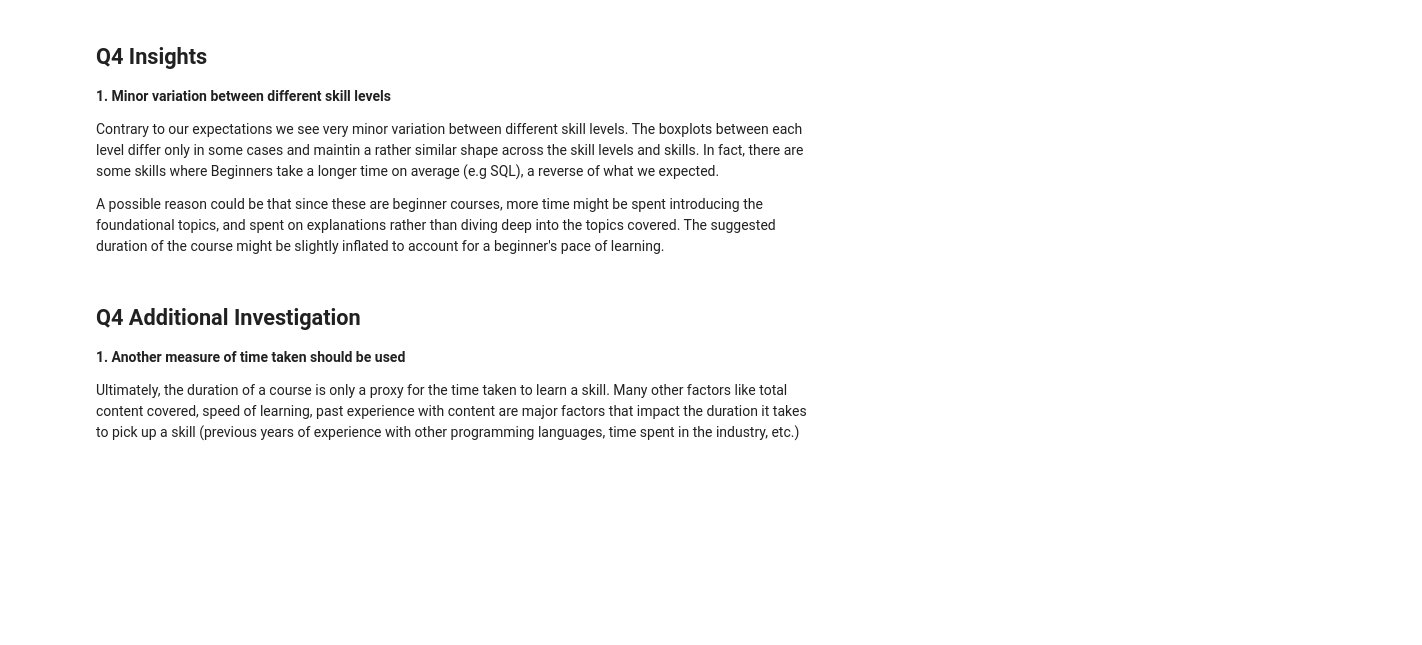
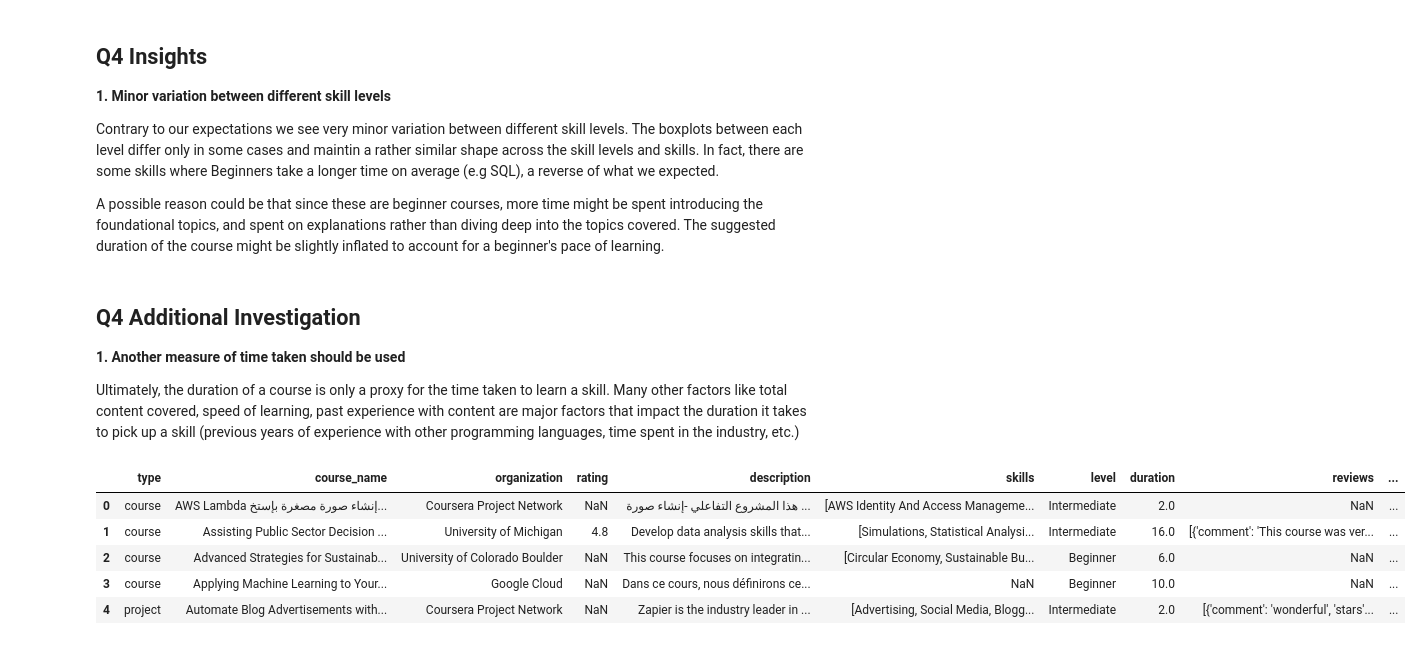
Before and after one commit to minimartzz/online-learning-so-mooc, a Jupyter notebook: so_mooc_analysis.ipynb, the cells around one changed output. Cells and saved outputs as stored; diff of their text form; code cells hidden in the pictures; blank space fills up the shorter version.

```diff
--- a/so_mooc_analysis.ipynb
+++ b/so_mooc_analysis.ipynb
@@ -1360,3 +1360,12 @@ A possible reason could be that since these are beginner courses, more time migh
 __1. Another measure of time taken should be used__
 
 Ultimately, the duration of a course is only a proxy for the time taken to learn a skill. Many other factors like total content covered, speed of learning, past experience with content are major factors that impact the duration it takes to pick up a skill (previous years of experience with other programming languages, time spent in the industry, etc.)
+# %%
+df_mooc.head()
+# %% [output]
+|  | type | course_name | organization | rating | description | skills | level | duration | reviews | ... |
+| 0 | course | AWS Lambda إنشاء صورة مصغرة بإستخ... | Coursera Project Network | NaN | هذا المشروع التفاعلي -إنشاء صورة ... | [AWS Identity And Access Manageme... | Intermediate | 2.0 | NaN | ... |
+| 1 | course | Assisting Public Sector Decision ... | University of Michigan | 4.8 | Develop data analysis skills that... | [Simulations, Statistical Analysi... | Intermediate | 16.0 | [{'comment': 'This course was ver... | ... |
+| 2 | course | Advanced Strategies for Sustainab... | University of Colorado Boulder | NaN | This course focuses on integratin... | [Circular Economy, Sustainable Bu... | Beginner | 6.0 | NaN | ... |
+| 3 | course | Applying Machine Learning to Your... | Google Cloud | NaN | Dans ce cours, nous définirons ce... | NaN | Beginner | 10.0 | NaN | ... |
+| 4 | project | Automate Blog Advertisements with... | Coursera Project Network | NaN | Zapier is the industry leader in ... | [Advertising, Social Media, Blogg... | Intermediate | 2.0 | [{'comment': 'wonderful', 'stars'... | ... |
```
Also changed, not shown: parts of 11 cells of this notebook.
